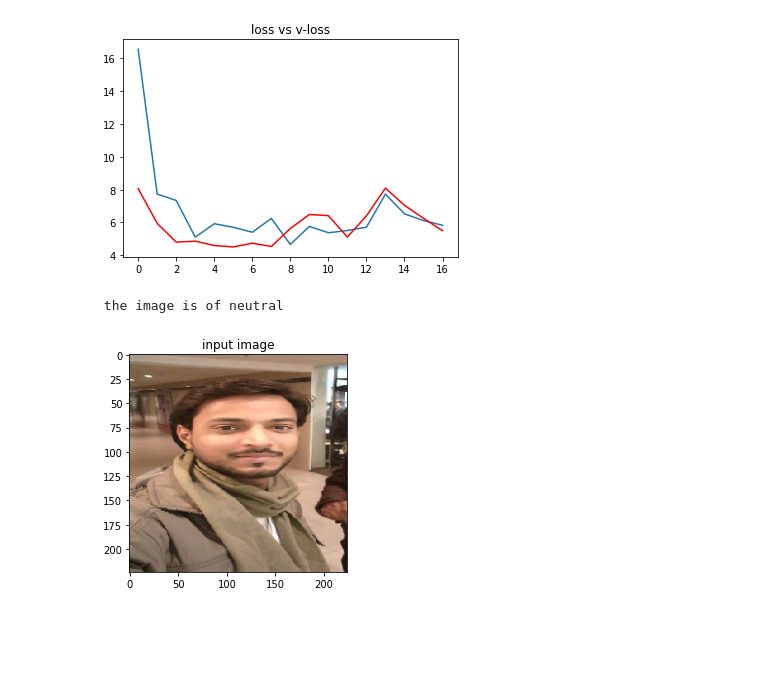
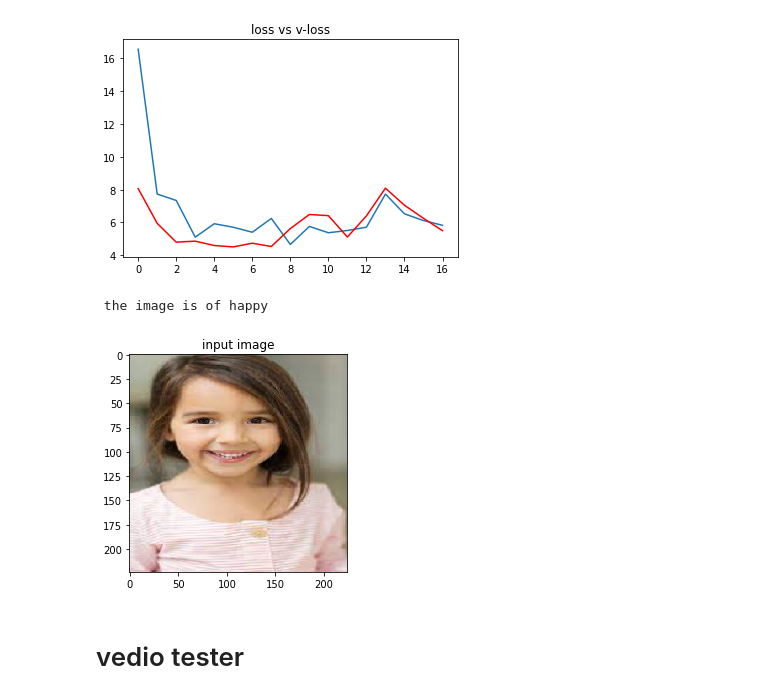
Before and after one commit to navaidansari786/Deep_Learning-ML_Engineering, a Jupyter notebook: Deep_Learning_+_ML_Engineering.ipynb, the cells around one changed output. Drawn from its saved outputs; the diff is of its cells as text; code cells hidden in the pictures; blank space fills up the shorter version.

```diff
--- a/Deep_Learning_+_ML_Engineering.ipynb
+++ b/Deep_Learning_+_ML_Engineering.ipynb
@@ -335,21 +317,23 @@ op = dict(zip( train_data.class_indices.values(), train_data.class_indices.keys(
 # %%
 # path for the image to see if it predics correct class
 
-path = "/content/1451273509165.jpg"
+path = "/content/download.jpg"
 img = load_img(path, target_size=(224,224) )
 
 i = img_to_array(img)/255
 input_arr = np.array([i])
 input_arr.shape
 
 pred = np.argmax(model.predict(input_arr))
 
 print(f" the image is of {op[pred]}")
 
 # to display the image
 plt.imshow(input_arr[0])
 plt.title("input image")
 plt.show()
 # %% [output]
- the image is of neutral
+ the image is of happy
-[figure, old version]
+[figure, new version]
+# %% [markdown]
+# vedio tester
```
Also changed, not shown: parts of 1 cell of this notebook.
